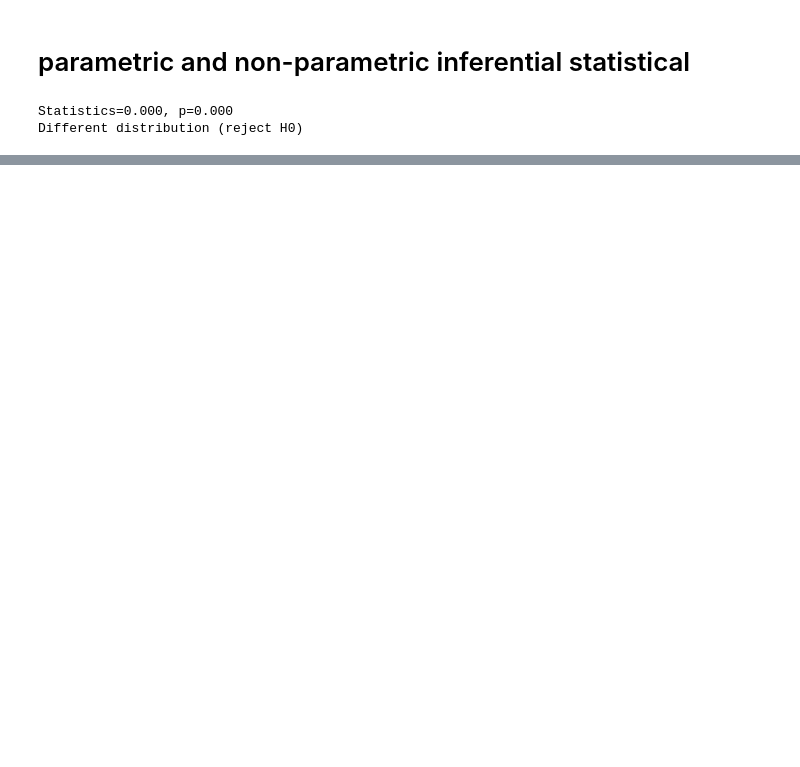
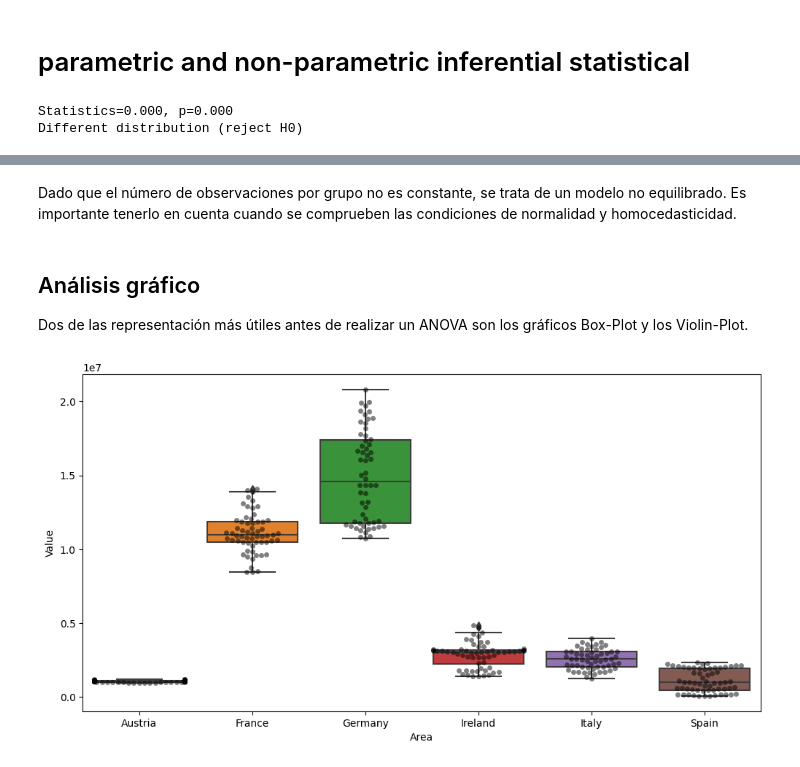
Before and after one commit to sba22171/CA2, a Jupyter notebook: DataAnalysisCA2.ipynb, the cells around one changed output, grey strips where cells are left out. Drawn from its saved outputs; the diff is of its cells as text; code cells hidden in the pictures; blank space fills up the shorter version.

Commit message:
adding ANOVA

```diff
--- a/DataAnalysisCA2.ipynb
+++ b/DataAnalysisCA2.ipynb
@@ -229,0 +235,3 @@ Different distribution (reject H0)
+# %%
+# La siguiente tabla contiene una muestra de valores de produccion anual
+df_anova_europe = pd.read_csv('ANOVA_skim_milk_of_cows_europe.csv')
@@ -229,0 +260,11 @@ Different distribution (reject H0)
+# %% [markdown]
+Dado que el número de observaciones por grupo no es constante, se trata de un modelo no equilibrado. Es importante tenerlo en cuenta cuando se comprueben las condiciones de normalidad y homocedasticidad.
+# %% [markdown]
+## Análisis gráfico
+Dos de las representación más útiles antes de realizar un ANOVA son los gráficos Box-Plot y los Violin-Plot.
+# %%
+fig, ax = plt.subplots(1, 1, figsize=(12, 6))
+sns.boxplot(x="Area", y="Value", data=df_anova_europe, ax=ax)
+sns.swarmplot(x="Area", y="Value", data=df_anova_europe, color='black', alpha = 0.5, ax=ax);
+# %% [output]
+[figure, added]
```
Also changed, not shown: parts of 28 cells of this notebook, 4 other files.
